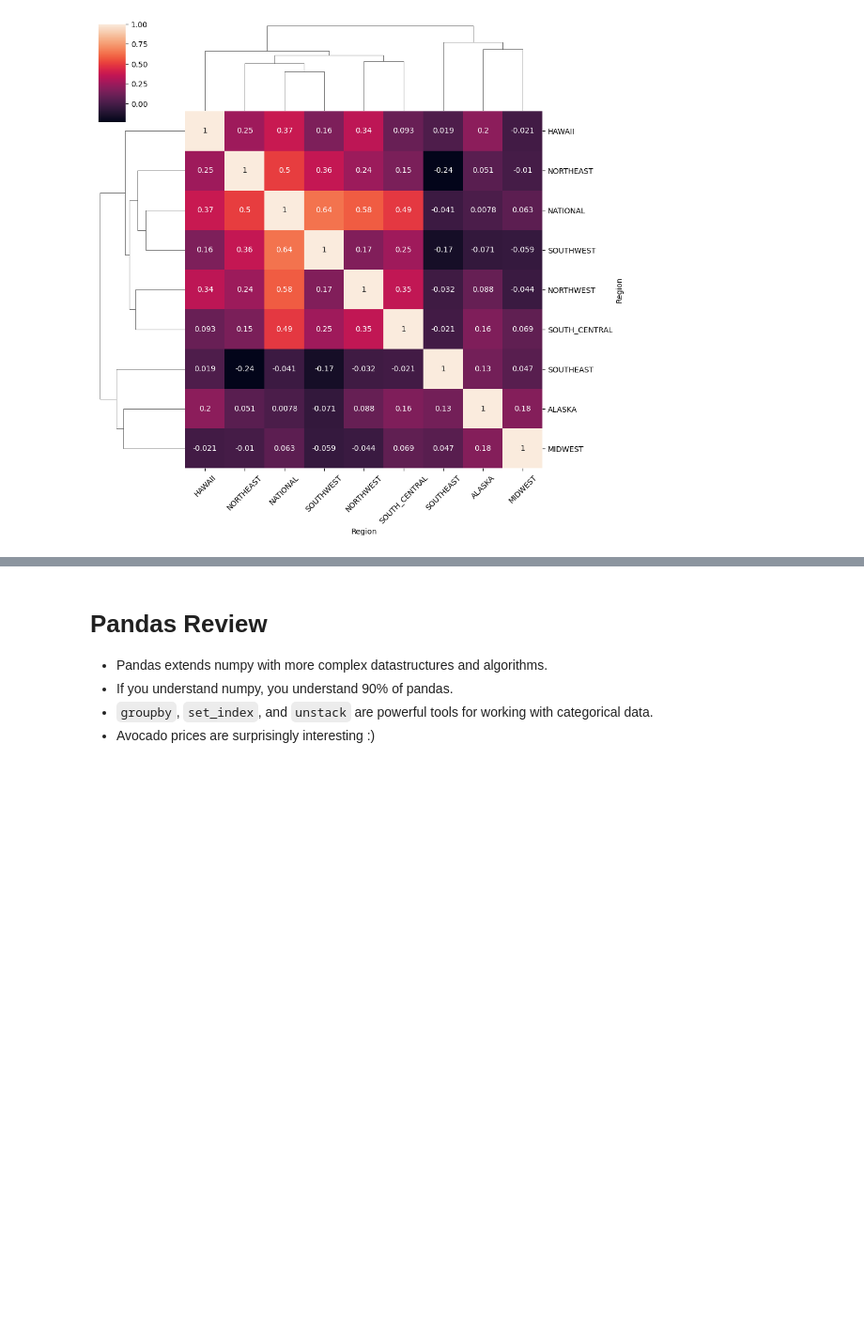
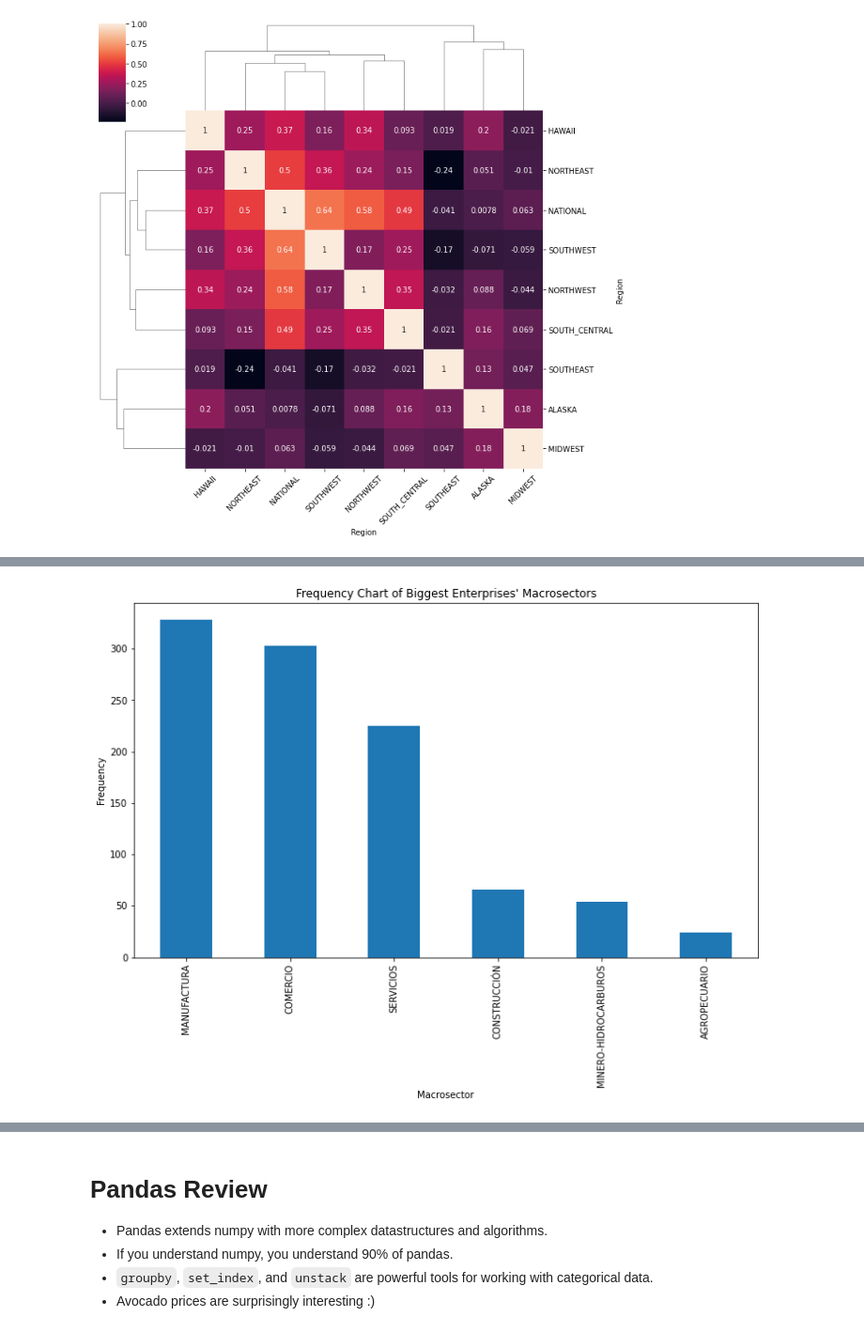
Before and after one commit to dvillamor0/AlgorithmsUN2023I, a Jupyter notebook: Lab2/Lab2.ipynb, the cells around one changed output, grey strips where cells are left out. Shown at 94% size. Drawn from its saved outputs; the diff is of its cells as text; code cells hidden in the pictures; blank space fills up the shorter version.

```diff
--- a/Lab2/Lab2.ipynb
+++ b/Lab2/Lab2.ipynb
@@ -1180,0 +2038,8 @@ ax.set_xticklabels(ax.get_xticklabels(), rotation=45);
+# %%
+companies['Macrosector'].value_counts().plot(kind='bar');
+
+plt.xlabel('Macrosector')
+plt.ylabel('Frequency')
+plt.title("Frequency Chart of Biggest Enterprises' Macrosectors");
+# %% [output]
+[figure, added]
```
Also changed, not shown: parts of 168 cells of this notebook.
